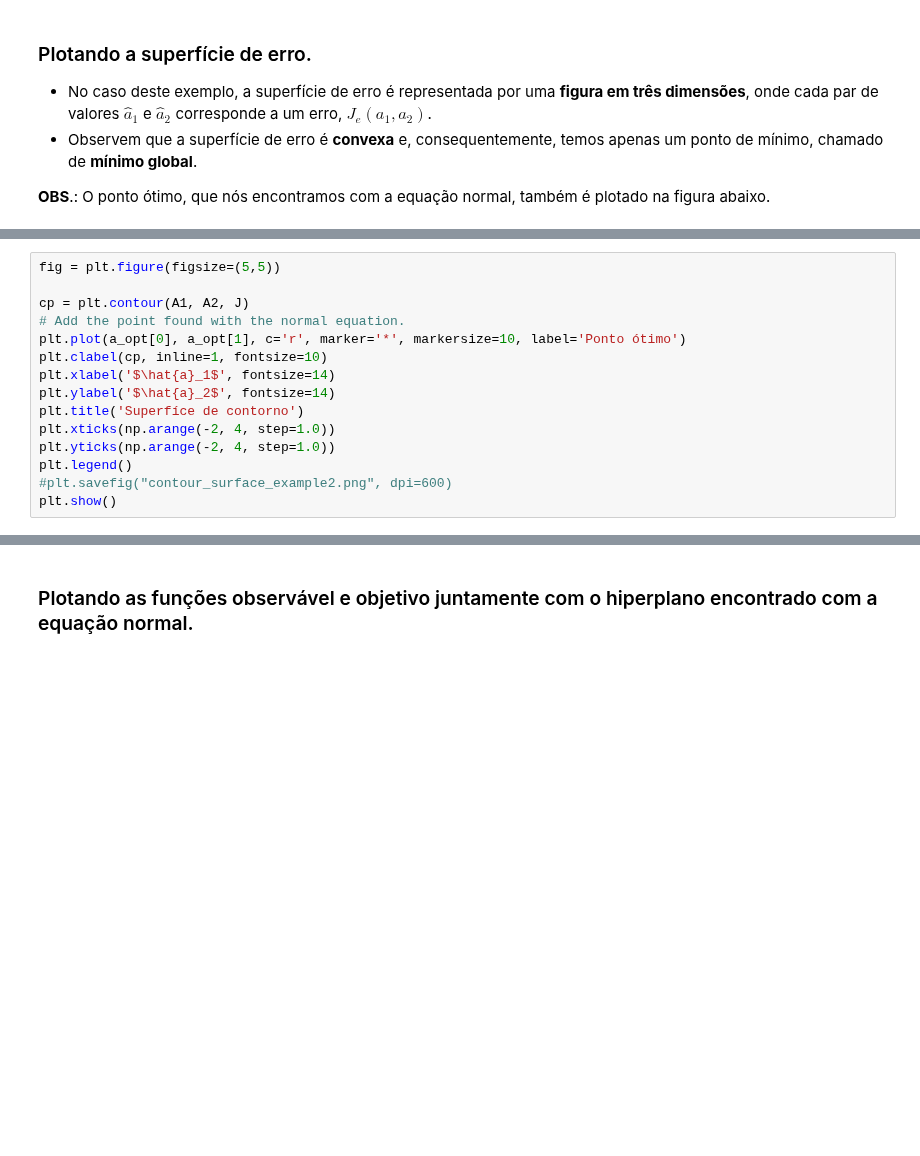
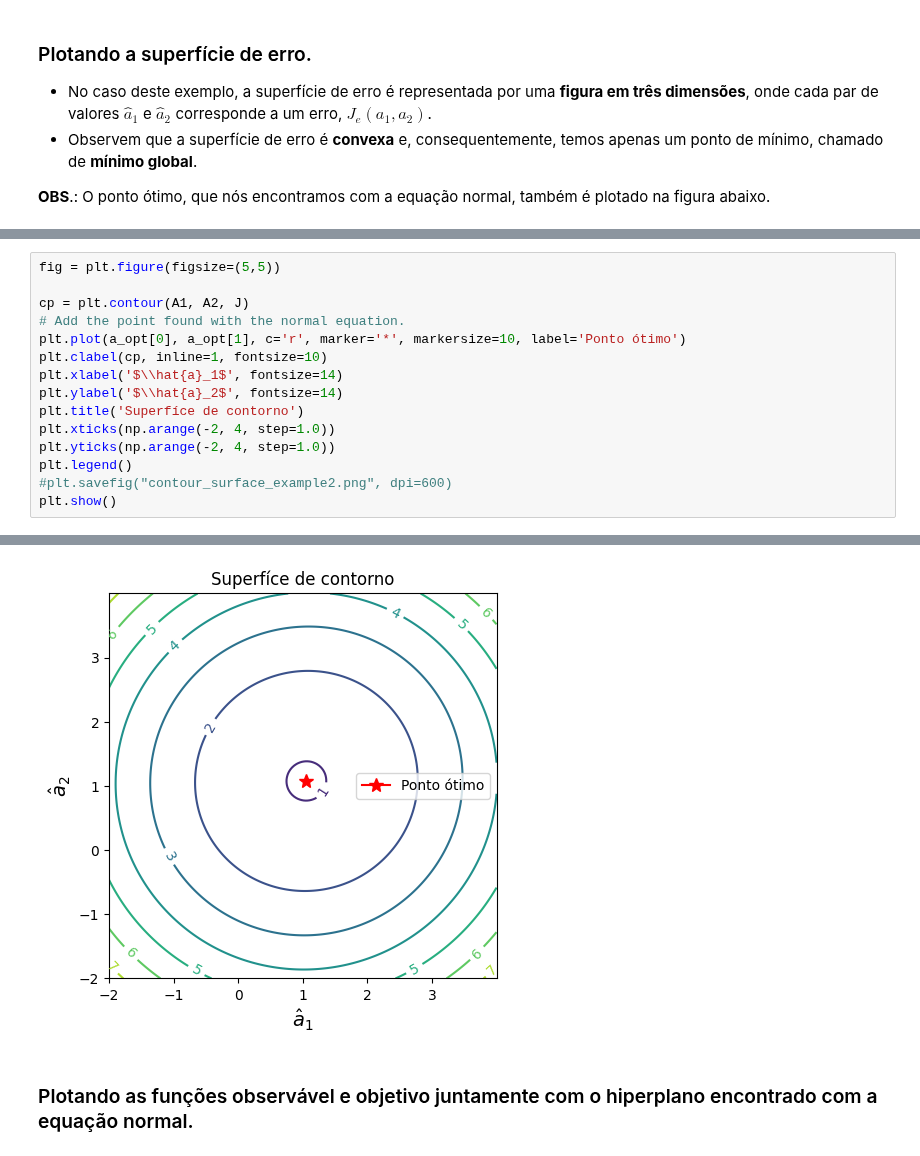
Before and after one commit to zz4fap/t319_aprendizado_de_maquina, a Jupyter notebook: notebooks/regression/error_surface_example2.ipynb, the cells around one changed output, grey strips where cells are left out. Saved outputs shown, nothing was run; the diff lists cells and outputs as text; blank space fills up the shorter version.

```diff
--- a/notebooks/regression/error_surface_example2.ipynb
+++ b/notebooks/regression/error_surface_example2.ipynb
@@ -243,8 +241,8 @@ cp = plt.contour(A1, A2, J)
 # Add the point found with the normal equation.
 plt.plot(a_opt[0], a_opt[1], c='r', marker='*', markersize=10, label='Ponto ótimo')
 plt.clabel(cp, inline=1, fontsize=10)
-plt.xlabel('$\hat{a}_1$', fontsize=14)
-plt.ylabel('$\hat{a}_2$', fontsize=14)
+plt.xlabel('$\\hat{a}_1$', fontsize=14)
+plt.ylabel('$\\hat{a}_2$', fontsize=14)
 plt.title('Superfíce de contorno')
 plt.xticks(np.arange(-2, 4, step=1.0))
 plt.yticks(np.arange(-2, 4, step=1.0))
@@ -257,3 +253,4 @@ plt.show()
+[figure, added]
 # %% [markdown]
 ### Plotando as funções observável e objetivo juntamente com o hiperplano encontrado com a equação normal.
 # %%
```
Also changed, not shown: parts of 6 cells of this notebook.
